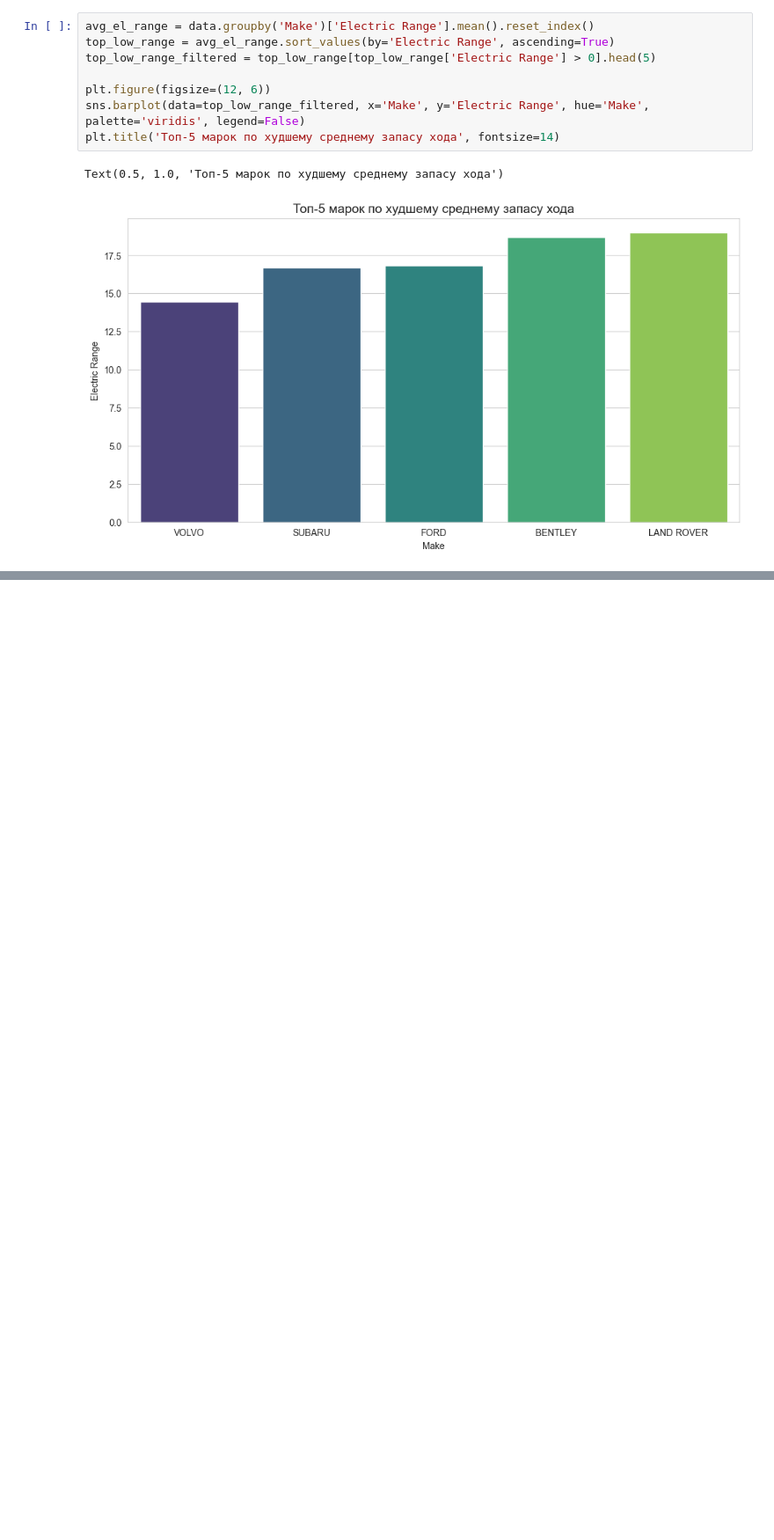
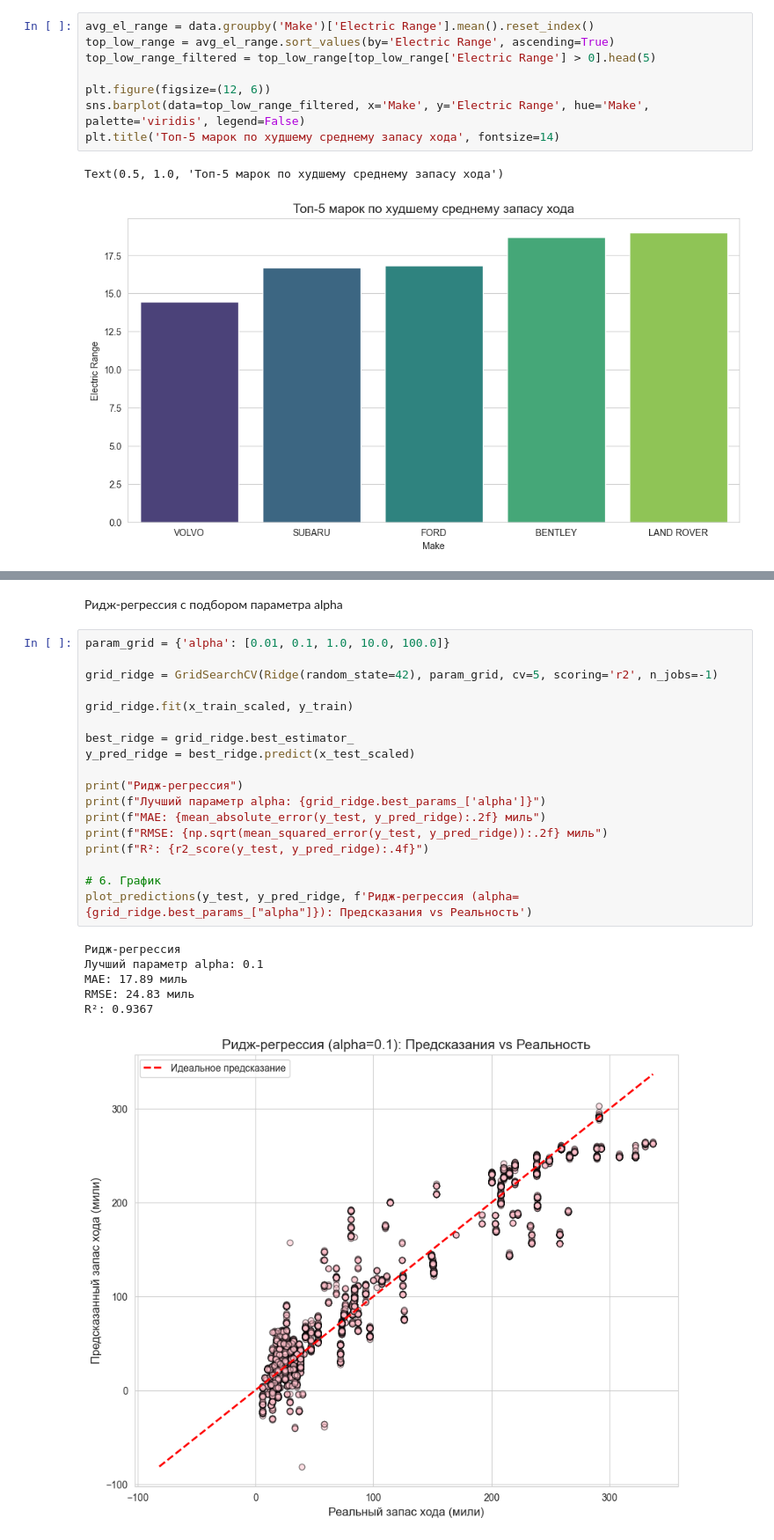
Before and after one commit to alexm1h/Machine-Learning-Python, a Jupyter notebook: lab3_MO/lab3_MO.ipynb, the cells around one changed output, grey strips where cells are left out. Shown at 88% size. Drawn from its saved outputs; the diff is of its cells as text; blank space fills up the shorter version.

```diff
--- a/lab3_MO/lab3_MO.ipynb
+++ b/lab3_MO/lab3_MO.ipynb
@@ -140,0 +216,27 @@ print("Размер после фильтрации нулей:", data_clean.sha
+# %% [markdown]
+Ридж-регрессия с подбором параметра alpha
+# %%
+param_grid = {'alpha': [0.01, 0.1, 1.0, 10.0, 100.0]}
+
+grid_ridge = GridSearchCV(Ridge(random_state=42), param_grid, cv=5, scoring='r2', n_jobs=-1)
+
+grid_ridge.fit(x_train_scaled, y_train)
+
+best_ridge = grid_ridge.best_estimator_
+y_pred_ridge = best_ridge.predict(x_test_scaled)
+
+print("Ридж-регрессия")
+print(f"Лучший параметр alpha: {grid_ridge.best_params_['alpha']}")
+print(f"MAE: {mean_absolute_error(y_test, y_pred_ridge):.2f} миль")
+print(f"RMSE: {np.sqrt(mean_squared_error(y_test, y_pred_ridge)):.2f} миль")
+print(f"R²: {r2_score(y_test, y_pred_ridge):.4f}")
+
+# 6. График
+plot_predictions(y_test, y_pred_ridge, f'Ридж-регрессия (alpha={grid_ridge.best_params_["alpha"]}): Предсказания vs Реальность')
+# %% [output]
+Ридж-регрессия
+Лучший параметр alpha: 0.1
+MAE: 17.89 миль
+RMSE: 24.83 миль
+R²: 0.9367
+[figure, added]
```
Also changed, not shown: parts of 18 cells of this notebook.
